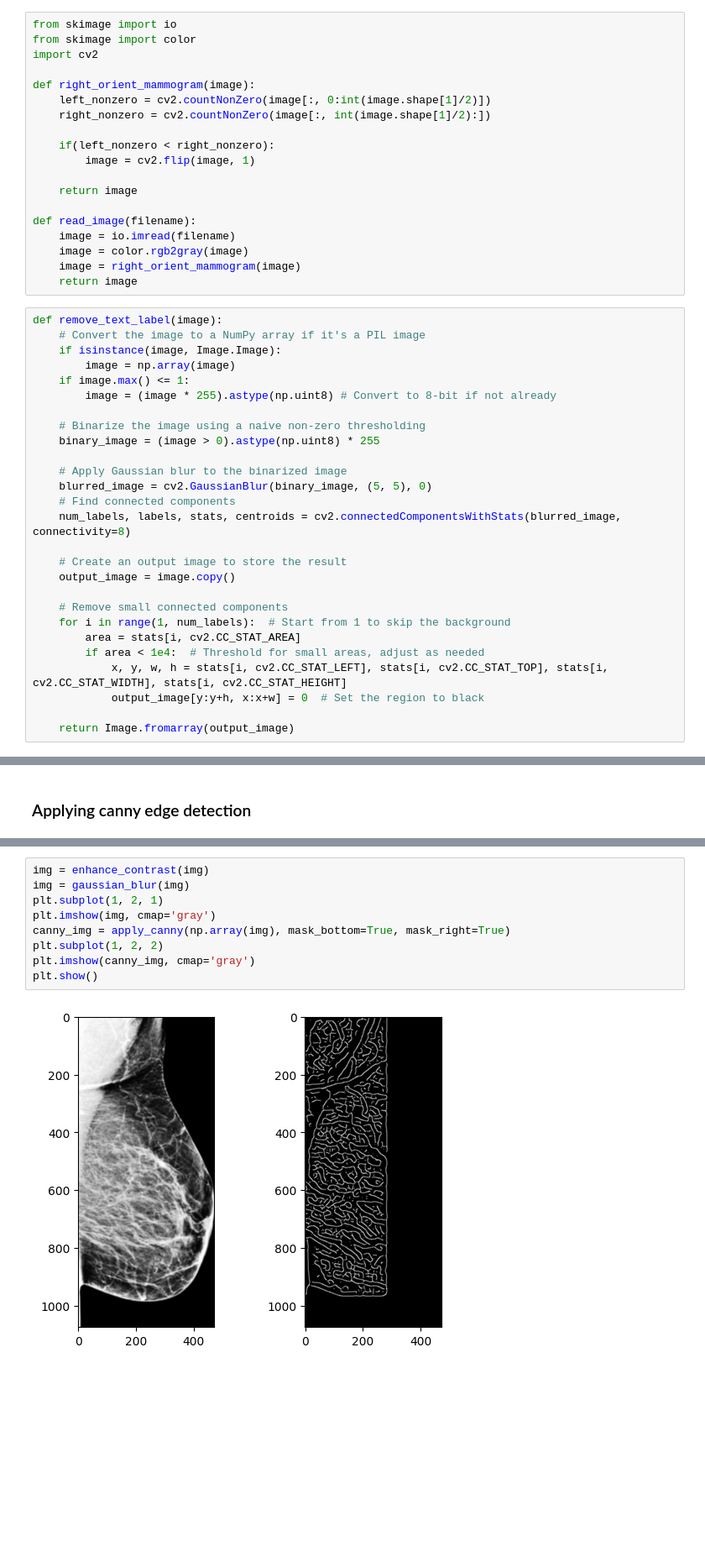
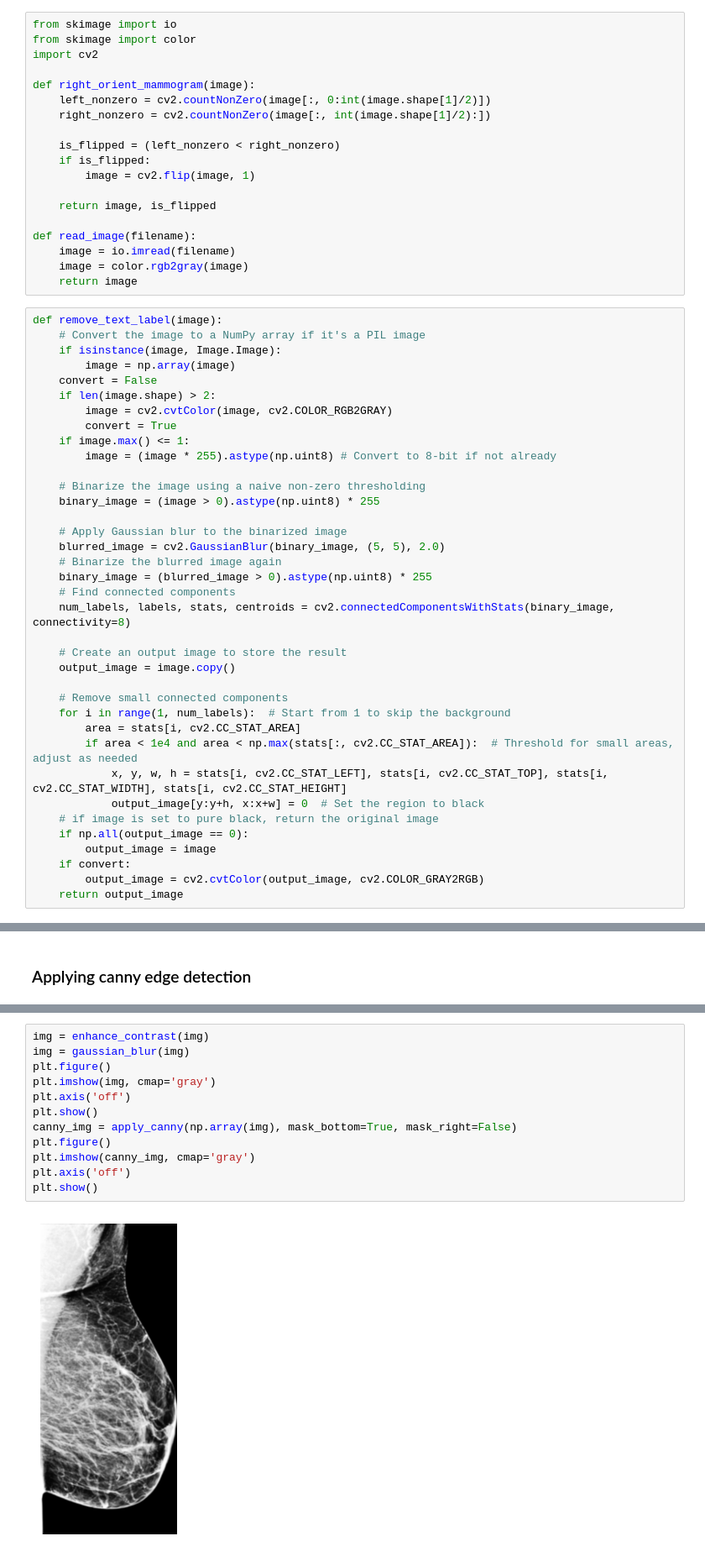
Before and after one commit to XYPB/Pectoral-Muscle-Removal-From-Mammograms, a Jupyter notebook: pectoral-segmentation.ipynb, the cells around one changed output, grey strips where cells are left out. Shown: that part at 84% size. Drawn from its saved outputs; the diff is of its cells as text; blank space fills up the shorter version.

```diff
--- a/pectoral-segmentation.ipynb
+++ b/pectoral-segmentation.ipynb
@@ -75,21 +75,25 @@ def right_orient_mammogram(image):
     left_nonzero = cv2.countNonZero(image[:, 0:int(image.shape[1]/2)])
     right_nonzero = cv2.countNonZero(image[:, int(image.shape[1]/2):])
 
-    if(left_nonzero < right_nonzero):
+    is_flipped = (left_nonzero < right_nonzero)
+    if is_flipped:
         image = cv2.flip(image, 1)
 
-    return image
+    return image, is_flipped
 
 def read_image(filename):
     image = io.imread(filename)
     image = color.rgb2gray(image)
-    image = right_orient_mammogram(image)
     return image
 # %%
 def remove_text_label(image):
     # Convert the image to a NumPy array if it's a PIL image
     if isinstance(image, Image.Image):
         image = np.array(image)
+    convert = False
+    if len(image.shape) > 2:
+        image = cv2.cvtColor(image, cv2.COLOR_RGB2GRAY)
+        convert = True
     if image.max() <= 1:
         image = (image * 255).astype(np.uint8) # Convert to 8-bit if not already
 
@@ -97,9 +101,11 @@ def remove_text_label(image):
     binary_image = (image > 0).astype(np.uint8) * 255
 
     # Apply Gaussian blur to the binarized image
-    blurred_image = cv2.GaussianBlur(binary_image, (5, 5), 0)
+    blurred_image = cv2.GaussianBlur(binary_image, (5, 5), 2.0)
+    # Binarize the blurred image again
+    binary_image = (blurred_image > 0).astype(np.uint8) * 255
     # Find connected components
-    num_labels, labels, stats, centroids = cv2.connectedComponentsWithStats(blurred_image, connectivity=8)
+    num_labels, labels, stats, centroids = cv2.connectedComponentsWithStats(binary_image, connectivity=8)
 
     # Create an output image to store the result
     output_image = image.copy()
@@ -107,11 +113,15 @@ def remove_text_label(image):
     # Remove small connected components
     for i in range(1, num_labels):  # Start from 1 to skip the background
         area = stats[i, cv2.CC_STAT_AREA]
-        if area < 1e4:  # Threshold for small areas, adjust as needed
+        if area < 1e4 and area < np.max(stats[:, cv2.CC_STAT_AREA]):  # Threshold for small areas, adjust as needed
             x, y, w, h = stats[i, cv2.CC_STAT_LEFT], stats[i, cv2.CC_STAT_TOP], stats[i, cv2.CC_STAT_WIDTH], stats[i, cv2.CC_STAT_HEIGHT]
             output_image[y:y+h, x:x+w] = 0  # Set the region to black
-
-    return Image.fromarray(output_image)
+    # if image is set to pure black, return the original image
+    if np.all(output_image == 0):
+        output_image = image
+    if convert:
+        output_image = cv2.cvtColor(output_image, cv2.COLOR_GRAY2RGB)
+    return output_image
 # %%
 img = read_image(image_list[0])
 plt.subplot(1, 3, 1)
@@ -186,11 +196,14 @@ def gaussian_blur(image):
 # %%
 img = enhance_contrast(img)
 img = gaussian_blur(img)
-plt.subplot(1, 2, 1)
+plt.figure()
 plt.imshow(img, cmap='gray')
-canny_img = apply_canny(np.array(img), mask_bottom=True, mask_right=True)
-plt.subplot(1, 2, 2)
+plt.axis('off')
+plt.show()
+canny_img = apply_canny(np.array(img), mask_bottom=True, mask_right=False)
+plt.figure()
 plt.imshow(canny_img, cmap='gray')
+plt.axis('off')
 plt.show()
 # %% [output]
-[figure, old version]
+[figure, new version]
```
Also changed, not shown: parts of 3 cells of this notebook.
